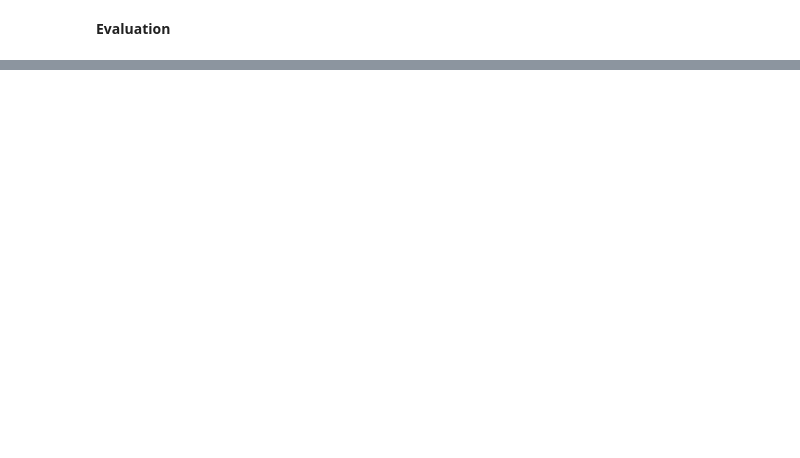
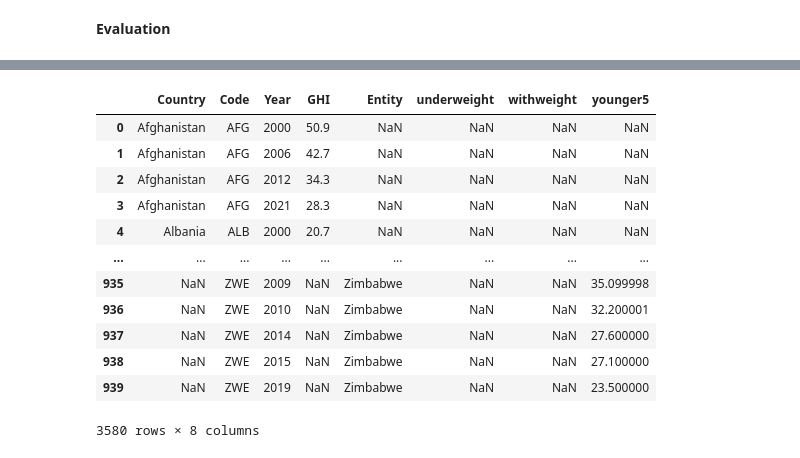
Before and after one commit to Regis7/Project_hunger, a Jupyter notebook: project-hunger.ipynb, the cells around one changed output, grey strips where cells are left out. Drawn from its saved outputs; the diff is of its cells as text; code cells hidden in the pictures; blank space fills up the shorter version.

Commit message:
Kaggle Notebook | Project_hunger | Version 12

```diff
--- a/project-hunger.ipynb
+++ b/project-hunger.ipynb
@@ -591,0 +527,5 @@ X_train.shape, Y_train.shape, X_test.shape
+# %%
+frames = [df_global_hunger_index,df_chridren_underweight, df_chridren_withweight, df_chridren_younger5]
+
+df = pd.concat(frames)
+df.head()
@@ -591,0 +539,17 @@ X_train.shape, Y_train.shape, X_test.shape
+# %%
+df.rename(columns={"Global Hunger Index (2021)": "GHI", "Prevalence of underweight, weight for age (% of children under 5)": "underweight", 'Prevalence of wasting, weight for height (% of children under 5)':"withweight", 'Prevalence of stunting, height for age (% of children under 5)':"younger5"}, inplace=True)
+df
+# %% [output]
+|  | Country | Code | Year | GHI | Entity | underweight | withweight | younger5 |
+| 0 | Afghanistan | AFG | 2000 | 50.9 | NaN | NaN | NaN | NaN |
+| 1 | Afghanistan | AFG | 2006 | 42.7 | NaN | NaN | NaN | NaN |
+| 2 | Afghanistan | AFG | 2012 | 34.3 | NaN | NaN | NaN | NaN |
+| 3 | Afghanistan | AFG | 2021 | 28.3 | NaN | NaN | NaN | NaN |
+| 4 | Albania | ALB | 2000 | 20.7 | NaN | NaN | NaN | NaN |
+| ... | ... | ... | ... | ... | ... | ... | ... | ... |
+| 935 | NaN | ZWE | 2009 | NaN | Zimbabwe | NaN | NaN | 35.099998 |
+| 936 | NaN | ZWE | 2010 | NaN | Zimbabwe | NaN | NaN | 32.200001 |
+| 937 | NaN | ZWE | 2014 | NaN | Zimbabwe | NaN | NaN | 27.600000 |
+| 938 | NaN | ZWE | 2015 | NaN | Zimbabwe | NaN | NaN | 27.100000 |
+| 939 | NaN | ZWE | 2019 | NaN | Zimbabwe | NaN | NaN | 23.500000 |
+3580 rows × 8 columns
```
Also changed, not shown: parts of 50 cells of this notebook.
